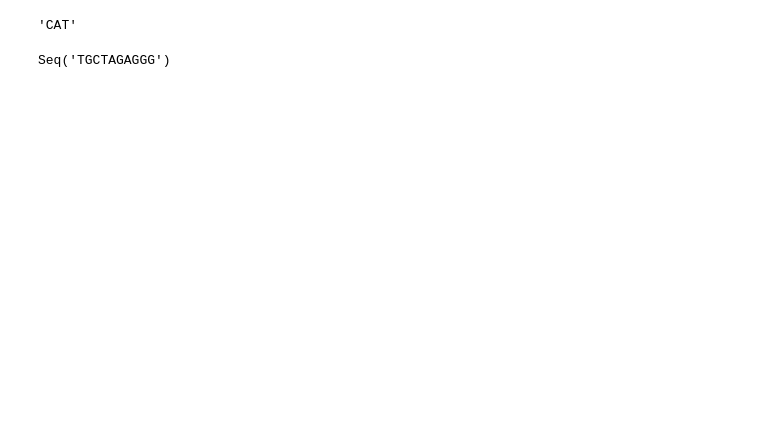
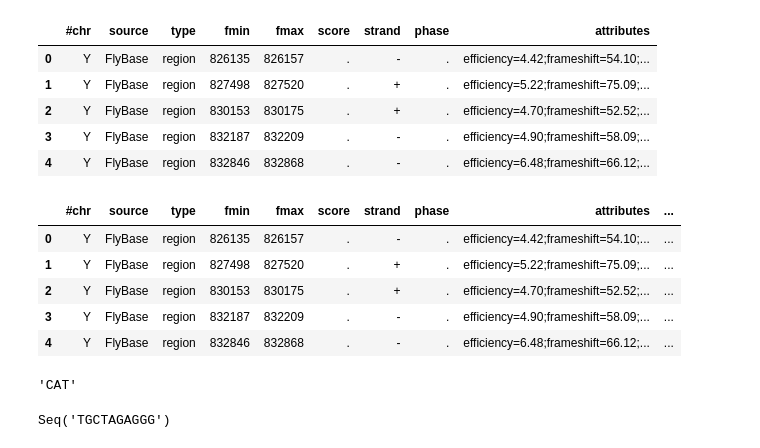
Before and after one commit to emmacwatts/AutoTagsCRISPR, a Jupyter notebook: sgRNA_tests_window_21_pb.ipynb, the cells around one changed output. Cells and saved outputs as stored; diff of their text form; code cells hidden in the pictures; blank space fills up the shorter version.

```diff
--- a/sgRNA_tests_window_21_pb.ipynb
+++ b/sgRNA_tests_window_21_pb.ipynb
@@ -1,5 +1,38 @@
 # %%
 window = 21
+# %%
+import pandas as pd
+
+gRNA_file = "inputfiles/sgRNAFiles/1to3NonCdsOffTarget_low_stringency.gff"
+
+# create a dataframe from the gRNA file
+gRNAFileAnnotation = pd.read_csv(gRNA_file, sep = "\t", index_col = False)
+
+display(gRNAFileAnnotation.head())
+
+# add a new category to the dataframe that provides information about whether the sequence deviates from the transgenic strain
+#gRNAFileAnnotation['target_site_variation'] = ""
+
+# reformat the "Attribute" category in refGenomeAnnotation, to extract Gene_ID, Gene_Symbol, and Transcript ID
+# for each attribute value, extract the gene ID and symbol and add this to the new categories
+for index, attribute in enumerate(gRNAFileAnnotation['attributes']):
+    fullatt = (attribute).split(";")
+    gRNAFileAnnotation.at[index,"target_site_variation"] = fullatt[8]
+
+display(gRNAFileAnnotation.head())
+# %% [output]
+|  | #chr | source | type | fmin | fmax | score | strand | phase | attributes |
+| 0 | Y | FlyBase | region | 826135 | 826157 | . | - | . | efficiency=4.42;frameshift=54.10;... |
+| 1 | Y | FlyBase | region | 827498 | 827520 | . | + | . | efficiency=5.22;frameshift=75.09;... |
+| 2 | Y | FlyBase | region | 830153 | 830175 | . | + | . | efficiency=4.70;frameshift=52.52;... |
+| 3 | Y | FlyBase | region | 832187 | 832209 | . | - | . | efficiency=4.90;frameshift=58.09;... |
+| 4 | Y | FlyBase | region | 832846 | 832868 | . | - | . | efficiency=6.48;frameshift=66.12;... |
+|  | #chr | source | type | fmin | fmax | score | strand | phase | attributes | ... |
+| 0 | Y | FlyBase | region | 826135 | 826157 | . | - | . | efficiency=4.42;frameshift=54.10;... | ... |
+| 1 | Y | FlyBase | region | 827498 | 827520 | . | + | . | efficiency=5.22;frameshift=75.09;... | ... |
+| 2 | Y | FlyBase | region | 830153 | 830175 | . | + | . | efficiency=4.70;frameshift=52.52;... | ... |
+| 3 | Y | FlyBase | region | 832187 | 832209 | . | - | . | efficiency=4.90;frameshift=58.09;... | ... |
+| 4 | Y | FlyBase | region | 832846 | 832868 | . | - | . | efficiency=6.48;frameshift=66.12;... | ... |
 # %%
 # test function to form the reverse complement of a DNA sequence
 from sgRNAutils import revComp
```
Also changed, not shown: 4 other files.
